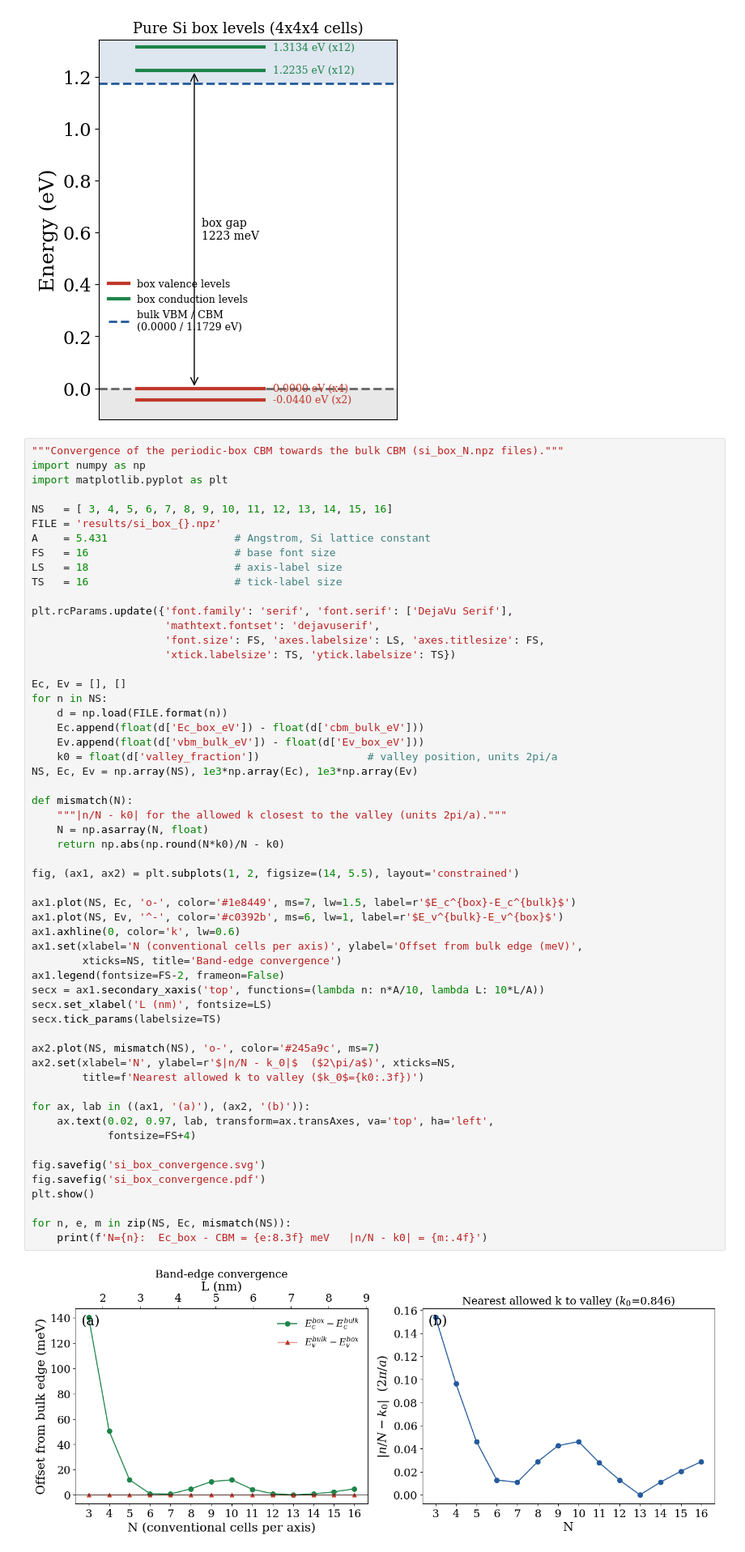
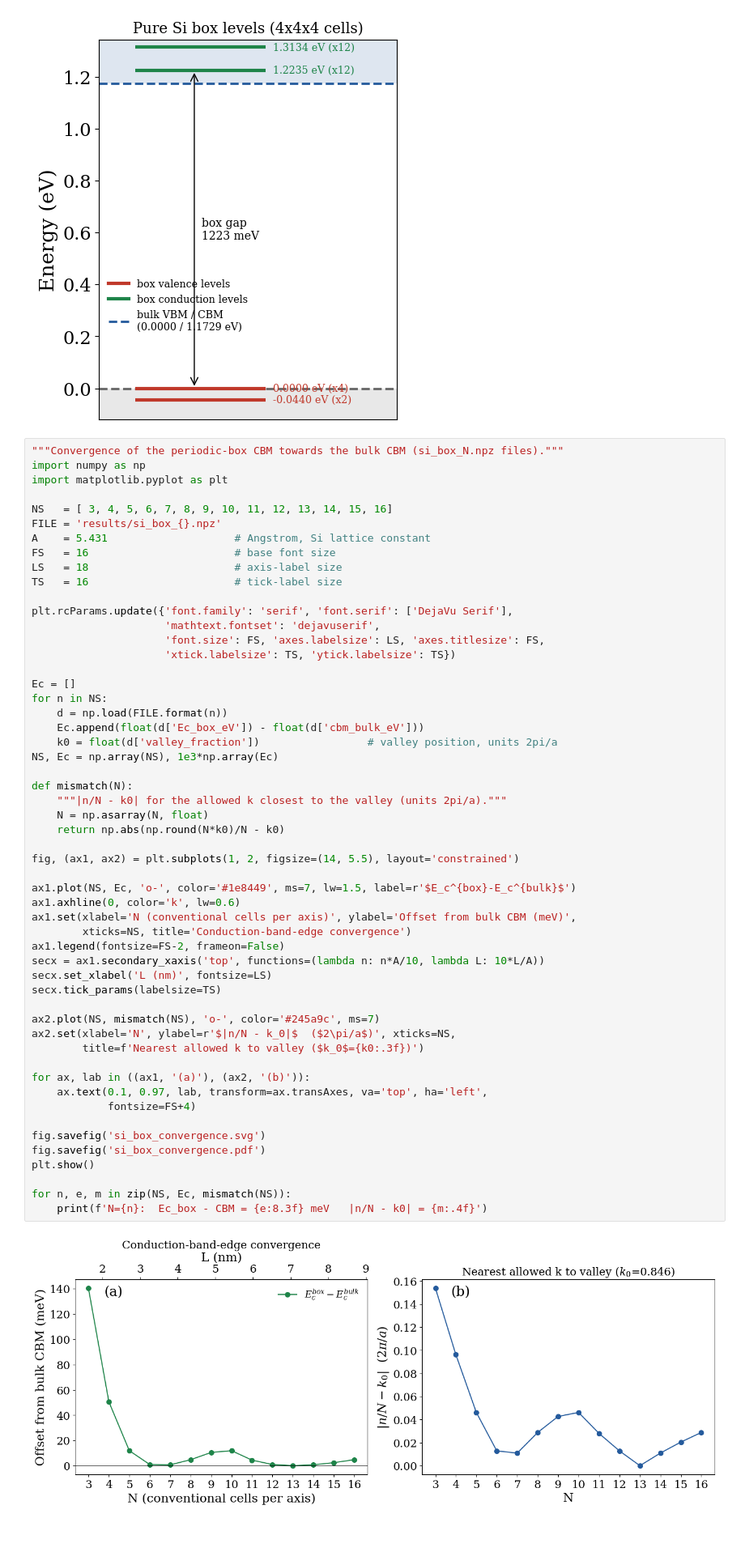
Before and after one commit to anirban8653/Project_EquSpace, a Jupyter notebook: silicon_tb_unstrained/pure_si/plot_silicon_bands.ipynb, the cells around one changed output. Shown at 81% size. Cells and saved outputs as stored; diff of their text form.

```diff
--- a/silicon_tb_unstrained/pure_si/plot_silicon_bands.ipynb
+++ b/silicon_tb_unstrained/pure_si/plot_silicon_bands.ipynb
@@ -397,47 +397,45 @@ plt.rcParams.update({'font.family': 'serif', 'font.serif': ['DejaVu Serif'],
                      'font.size': FS, 'axes.labelsize': LS, 'axes.titlesize': FS,
                      'xtick.labelsize': TS, 'ytick.labelsize': TS})
 
-Ec, Ev = [], []
+Ec = []
 for n in NS:
     d = np.load(FILE.format(n))
     Ec.append(float(d['Ec_box_eV']) - float(d['cbm_bulk_eV']))
-    Ev.append(float(d['vbm_bulk_eV']) - float(d['Ev_box_eV']))
     k0 = float(d['valley_fraction'])                 # valley position, units 2pi/a
-NS, Ec, Ev = np.array(NS), 1e3*np.array(Ec), 1e3*np.array(Ev)
+NS, Ec = np.array(NS), 1e3*np.array(Ec)
 
 def mismatch(N):
     """|n/N - k0| for the allowed k closest to the valley (units 2pi/a)."""
     N = np.asarray(N, float)
     return np.abs(np.round(N*k0)/N - k0)
 
 fig, (ax1, ax2) = plt.subplots(1, 2, figsize=(14, 5.5), layout='constrained')
 
 ax1.plot(NS, Ec, 'o-', color='#1e8449', ms=7, lw=1.5, label=r'$E_c^{box}-E_c^{bulk}$')
-ax1.plot(NS, Ev, '^-', color='#c0392b', ms=6, lw=1, label=r'$E_v^{bulk}-E_v^{box}$')
 ax1.axhline(0, color='k', lw=0.6)
-ax1.set(xlabel='N (conventional cells per axis)', ylabel='Offset from bulk edge (meV)',
-        xticks=NS, title='Band-edge convergence')
+ax1.set(xlabel='N (conventional cells per axis)', ylabel='Offset from bulk CBM (meV)',
+        xticks=NS, title='Conduction-band-edge convergence')
 ax1.legend(fontsize=FS-2, frameon=False)
 secx = ax1.secondary_xaxis('top', functions=(lambda n: n*A/10, lambda L: 10*L/A))
 secx.set_xlabel('L (nm)', fontsize=LS)
 secx.tick_params(labelsize=TS)
 
 ax2.plot(NS, mismatch(NS), 'o-', color='#245a9c', ms=7)
 ax2.set(xlabel='N', ylabel=r'$|n/N - k_0|$  ($2\pi/a$)', xticks=NS,
         title=f'Nearest allowed k to valley ($k_0$={k0:.3f})')
 
 for ax, lab in ((ax1, '(a)'), (ax2, '(b)')):
-    ax.text(0.02, 0.97, lab, transform=ax.transAxes, va='top', ha='left',
+    ax.text(0.1, 0.97, lab, transform=ax.transAxes, va='top', ha='left',
             fontsize=FS+4)
 
 fig.savefig('si_box_convergence.svg')
 fig.savefig('si_box_convergence.pdf')
 plt.show()
 
 for n, e, m in zip(NS, Ec, mismatch(NS)):
     print(f'N={n}:  Ec_box - CBM = {e:8.3f} meV   |n/N - k0| = {m:.4f}')
 # %% [output]
-[figure, old version]
+[figure, new version]
 N=3:  Ec_box - CBM =  140.429 meV   |n/N - k0| = 0.1538
 N=4:  Ec_box - CBM =   50.567 meV   |n/N - k0| = 0.0962
 N=5:  Ec_box - CBM =   11.885 meV   |n/N - k0| = 0.0462
```
Also changed, not shown: 3 other files.
